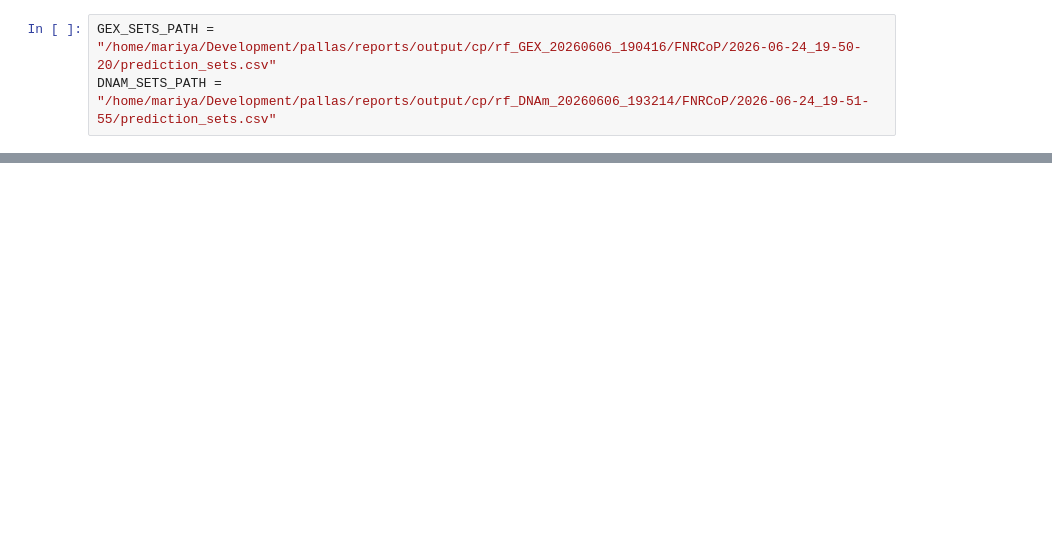
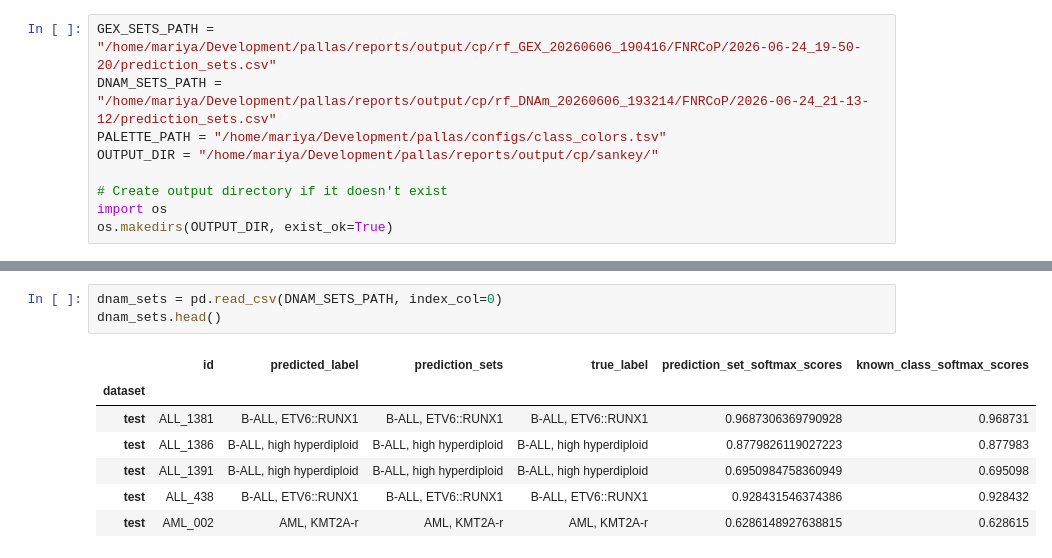
Before and after one commit to Molmed/pallas, a Jupyter notebook: conformal_prediction/sankey.ipynb, the cells around one changed output, grey strips where cells are left out. Saved outputs shown, nothing was run; the diff lists cells and outputs as text; blank space fills up the shorter version.

Commit message:
Update sankeys

```diff
--- a/conformal_prediction/sankey.ipynb
+++ b/conformal_prediction/sankey.ipynb
@@ -3,6 +4,12 @@ import pandas as pd
 # %%
 GEX_SETS_PATH = "/home/mariya/Development/pallas/reports/output/cp/rf_GEX_20260606_190416/FNRCoP/2026-06-24_19-50-20/prediction_sets.csv"
-DNAM_SETS_PATH = "/home/mariya/Development/pallas/reports/output/cp/rf_DNAm_20260606_193214/FNRCoP/2026-06-24_19-51-55/prediction_sets.csv"
+DNAM_SETS_PATH = "/home/mariya/Development/pallas/reports/output/cp/rf_DNAm_20260606_193214/FNRCoP/2026-06-24_21-13-12/prediction_sets.csv"
+PALETTE_PATH = "/home/mariya/Development/pallas/configs/class_colors.tsv"
+OUTPUT_DIR = "/home/mariya/Development/pallas/reports/output/cp/sankey/"
+
+# Create output directory if it doesn't exist
+import os
+os.makedirs(OUTPUT_DIR, exist_ok=True)
 # %%
 # Read them in as df
 gex_sets = pd.read_csv(GEX_SETS_PATH, index_col=0)
@@ -16,3 +22,14 @@ gex_sets.head()
 | test | SJHBBBM67H6 | B-ALL, high hyperdiploid | B-ALL, high hyperdiploid | B-ALL, high hyperdiploid | 0.4145710304682025 | 0.414571 |
 | test | ALLT-330 | AML, KMT2A-r | AML, KMT2A-r;B-ALL, KMT2A-r | B-ALL, ETV6::RUNX1 | 0.2012814793797356;0.169682895537... | 0.021721 |
 | test | ALLT-339 | B-ALL, high hyperdiploid | B-ALL, high hyperdiploid | B-ALL, ETV6::RUNX1 | 0.2792603597484029 | 0.130439 |
+# %%
+dnam_sets = pd.read_csv(DNAM_SETS_PATH, index_col=0)
+dnam_sets.head()
+# %% [output]
+|  | id | predicted_label | prediction_sets | true_label | prediction_set_softmax_scores | known_class_softmax_scores |
+| dataset |  |  |  |  |  |  |
+| test | ALL_1381 | B-ALL, ETV6::RUNX1 | B-ALL, ETV6::RUNX1 | B-ALL, ETV6::RUNX1 | 0.9687306369790928 | 0.968731 |
+| test | ALL_1386 | B-ALL, high hyperdiploid | B-ALL, high hyperdiploid | B-ALL, high hyperdiploid | 0.8779826119027223 | 0.877983 |
+| test | ALL_1391 | B-ALL, high hyperdiploid | B-ALL, high hyperdiploid | B-ALL, high hyperdiploid | 0.6950984758360949 | 0.695098 |
+| test | ALL_438 | B-ALL, ETV6::RUNX1 | B-ALL, ETV6::RUNX1 | B-ALL, ETV6::RUNX1 | 0.928431546374386 | 0.928432 |
+| test | AML_002 | AML, KMT2A-r | AML, KMT2A-r | AML, KMT2A-r | 0.6286148927638815 | 0.628615 |
```
Also changed, not shown: parts of 6 cells of this notebook, 20 other files.
